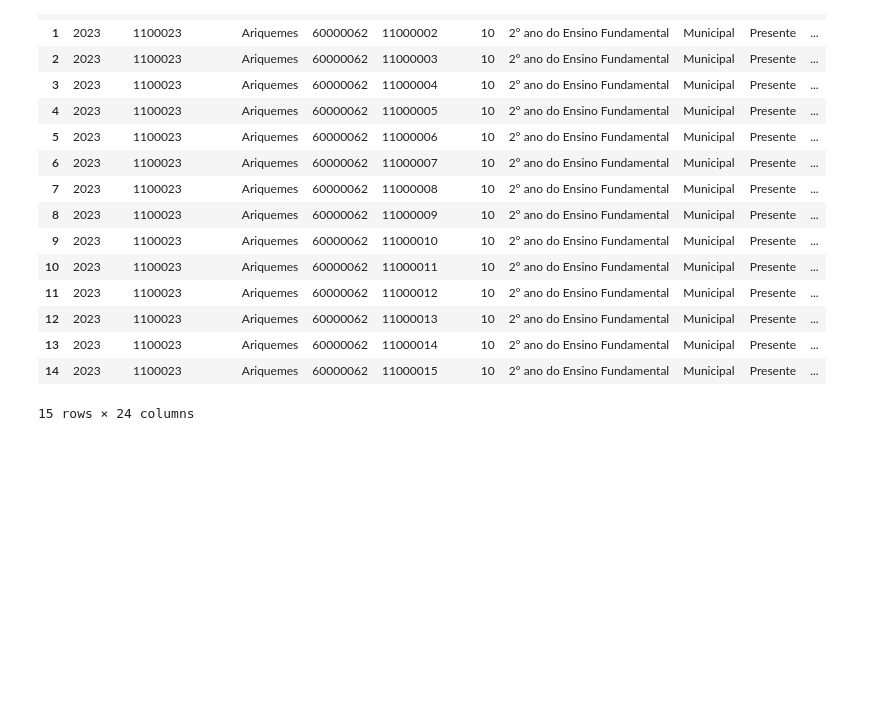
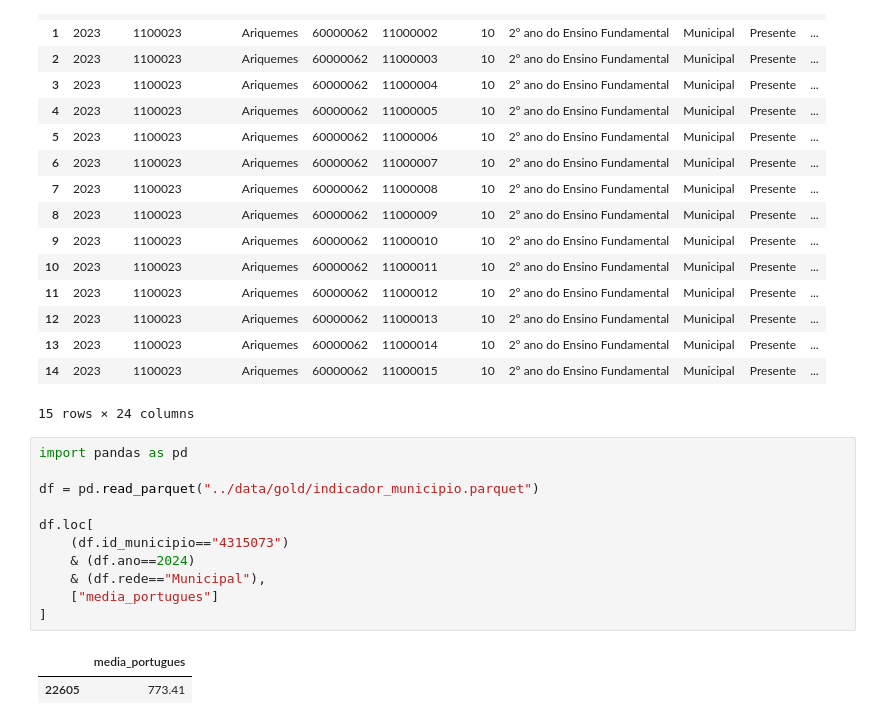
Before and after one commit to erick00denner/tech_challenge_2_alfabetizacao, a Jupyter notebook: notebooks/02_exploracao_gold.ipynb, the cells around one changed output. Drawn from its saved outputs; the diff is of its cells as text; blank space fills up the shorter version.

```diff
--- a/notebooks/02_exploracao_gold.ipynb
+++ b/notebooks/02_exploracao_gold.ipynb
@@ -232,3 +232,17 @@ alunos.head(15)
 | 13 | 2023 | 1100023 | Ariquemes | 60000062 | 11000014 | 10 | 2° ano do Ensino Fundamental | Municipal | Presente | ... |
 | 14 | 2023 | 1100023 | Ariquemes | 60000062 | 11000015 | 10 | 2° ano do Ensino Fundamental | Municipal | Presente | ... |
 15 rows × 24 columns
+# %%
+import pandas as pd
+
+df = pd.read_parquet("../data/gold/indicador_municipio.parquet")
+
+df.loc[
+    (df.id_municipio=="4315073")
+    & (df.ano==2024)
+    & (df.rede=="Municipal"),
+    ["media_portugues"]
+]
+# %% [output]
+|  | media_portugues |
+| 22605 | 773.41 |
```
Also changed, not shown: 4 other files.
